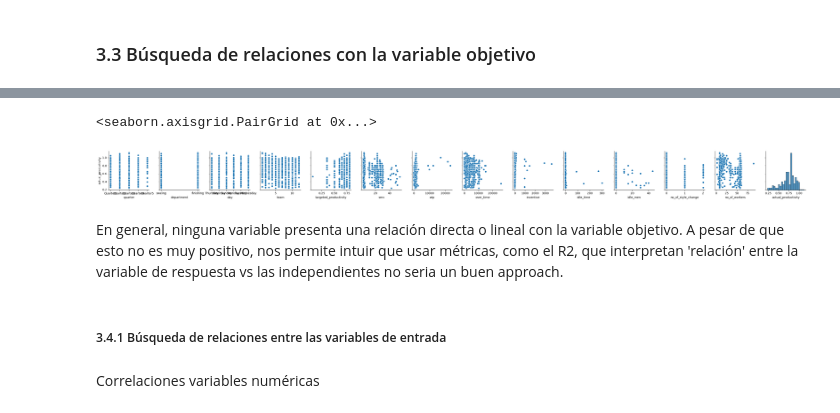
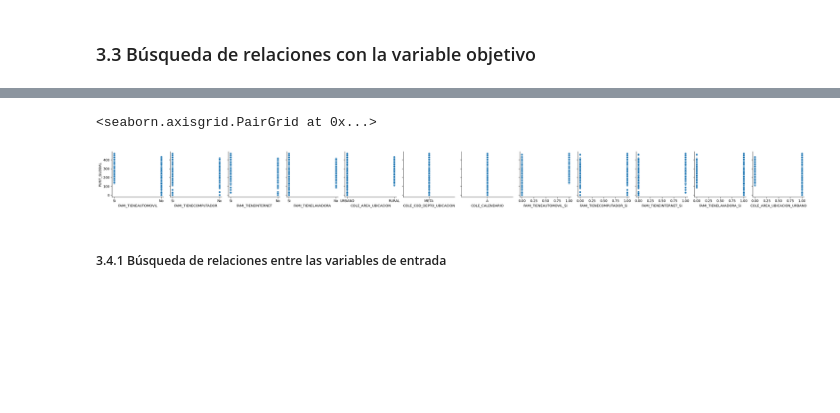
Before and after one commit to vcalderonmol/Proyecto3, a Jupyter notebook: Tarea 3.ipynb, the cells around one changed output, grey strips where cells are left out. Drawn from its saved outputs; the diff is of its cells as text; code cells hidden in the pictures; blank space fills up the shorter version.

```diff
--- a/Tarea 3.ipynb
+++ b/Tarea 3.ipynb
@@ -786,2 +289,29 @@ Passing `palette` without assigning `hue` is deprecated and will be removed in v
 # %% [markdown]
 ### 3.3 Búsqueda de relaciones con la variable objetivo
+# %%
+import pandas as pd
+
+# Lee el archivo CSV
+data_df = pd.read_csv("Filtered_Resultados_Saber_11.csv")
+
+# Asigna los nombres de las columnas
+column_names = ['FAMI_TIENEAUTOMOVIL', 'FAMI_TIENECOMPUTADOR', 'FAMI_TIENEINTERNET', 'FAMI_TIENELAVADORA', 'PUNT_GLOBAL', 'COLE_AREA_UBICACION', 'COLE_COD_DEPTO_UBICACION', 'COLE_CALENDARIO']
+data_df.columns = column_names
+
+# Elimina la primera fila del DataFrame
+data_df = data_df.drop(index=0)
+
+# Mover la columna "PUNT_GLOBAL" al final
+punt_global_col = data_df.pop('PUNT_GLOBAL')
+data_df['PUNT_GLOBAL'] = punt_global_col
+
+# Variables a convertir en dummy
+variables_dummy = ['FAMI_TIENEAUTOMOVIL', 'FAMI_TIENECOMPUTADOR', 'FAMI_TIENEINTERNET', 'FAMI_TIENELAVADORA', 'COLE_AREA_UBICACION']
+
+# Convertir variables categóricas en variables dummy y agregarlas al DataFrame
+for variable in variables_dummy:
+    dummies = pd.get_dummies(data_df[variable], prefix=variable, drop_first=True)
+    data_df = pd.concat([data_df, dummies], axis=1)
+
+# Mostrar las primeras filas del DataFrame con las nuevas variables dummy y las variables originales
+print(data_df.head())
@@ -788,15 +336,12 @@ Passing `palette` without assigning `hue` is deprecated and will be removed in v
 # %%
-# Obtener todas las características excepto 'date'
-caracteristicas_excepto_date = [col for col in data_df.columns if col != 'date']
 
-# Trazar el pairplot con las características excepto 'date' en el eje x
-sns.pairplot(data_df, y_vars="actual_productivity", x_vars=caracteristicas_excepto_date, kind="scatter")
+# Obtener todas las características excepto 'date' y 'PUNT_GLOBAL'
+caracteristicas_excepto_date_y_punt_global = [col for col in data_df.columns if col not in ['date', 'PUNT_GLOBAL']]
+
+# Trazar el pairplot con las características excepto 'date' y 'PUNT_GLOBAL' en el eje x
+sns.pairplot(data_df, y_vars="PUNT_GLOBAL", x_vars=caracteristicas_excepto_date_y_punt_global, kind="scatter")
 # %% [output]
 <seaborn.axisgrid.PairGrid at 0x...>
-[figure, old version]
+[figure, new version]
-# %% [markdown]
-En general, ninguna variable presenta una relación directa o lineal con la variable objetivo. A pesar de que esto no es muy positivo, nos permite intuir  que usar métricas, como el R2, que interpretan 'relación' entre la variable de respuesta vs las independientes no seria un buen approach.
 # %% [markdown]
 ##### 3.4.1 Búsqueda de relaciones entre las variables de entrada
-# %% [markdown]
-Correlaciones variables numéricas
```
Also changed, not shown: parts of 67 cells of this notebook, 1 other file.
